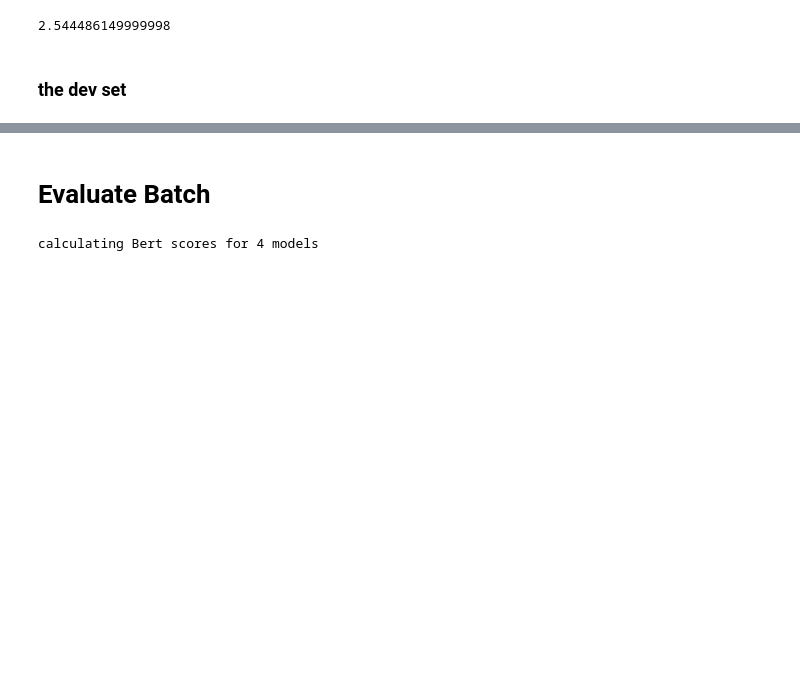
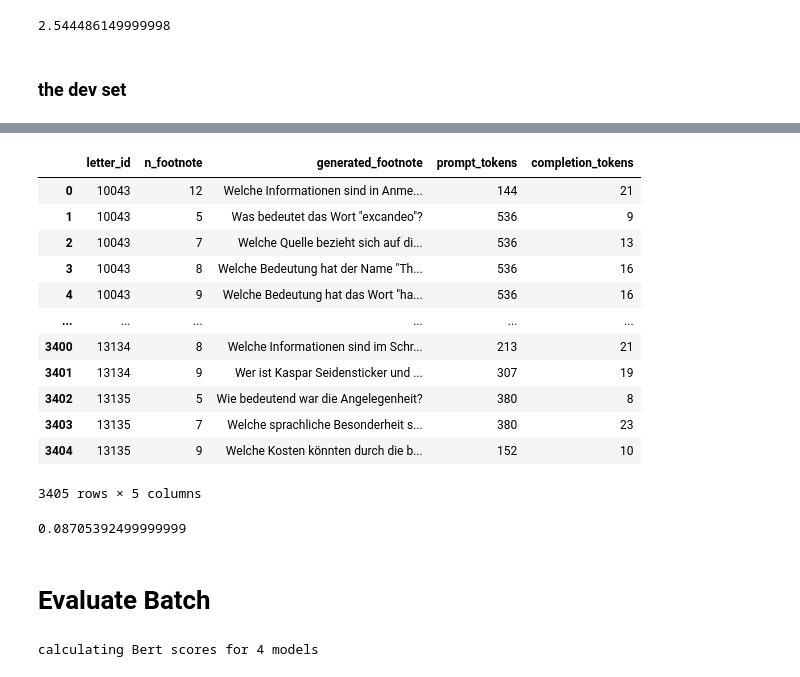
Before and after one commit to Boffl/BullingerDigitalLMFootnotes, a Jupyter notebook: generate_FNs_GPT/call_gpt.ipynb, the cells around one changed output, grey strips where cells are left out. Saved outputs shown, nothing was run; the diff lists cells and outputs as text; code cells hidden in the pictures; blank space fills up the shorter version.

```diff
--- a/generate_FNs_GPT/call_gpt.ipynb
+++ b/generate_FNs_GPT/call_gpt.ipynb
@@ -797,3 +948,26 @@ with open(outfile_name, "wb") as outfile:
+# %%
+pd.set_option('display.max_colwidth', None)  # show whole text in the cells
+df
+# %% [output]
+|  | letter_id | n_footnote | generated_footnote | prompt_tokens | completion_tokens |
+| 0 | 10043 | 12 | Welche Informationen sind in Anme... | 144 | 21 |
+| 1 | 10043 | 5 | Was bedeutet das Wort "excandeo"? | 536 | 9 |
+| 2 | 10043 | 7 | Welche Quelle bezieht sich auf di... | 536 | 13 |
+| 3 | 10043 | 8 | Welche Bedeutung hat der Name "Th... | 536 | 16 |
+| 4 | 10043 | 9 | Welche Bedeutung hat das Wort "ha... | 536 | 16 |
+| ... | ... | ... | ... | ... | ... |
+| 3400 | 13134 | 8 | Welche Informationen sind im Schr... | 213 | 21 |
+| 3401 | 13134 | 9 | Wer ist Kaspar Seidensticker und ... | 307 | 19 |
+| 3402 | 13135 | 5 | Wie bedeutend war die Angelegenheit? | 380 | 8 |
+| 3403 | 13135 | 7 | Welche sprachliche Besonderheit s... | 380 | 23 |
+| 3404 | 13135 | 9 | Welche Kosten könnten durch die b... | 152 | 10 |
+3405 rows × 5 columns
+# %%
+# calculate the cost of the batch:
+tokens = [(row.prompt_tokens, row.completion_tokens) for _, row in df.iterrows()]
+calculate_openai_cost(tokens, (0.075, 0.3))
+# %% [output]
+0.08705392499999999
 # %% [markdown]
 # Evaluate Batch
 # %%
```
Also changed, not shown: parts of 44 cells of this notebook, 2 other files.
